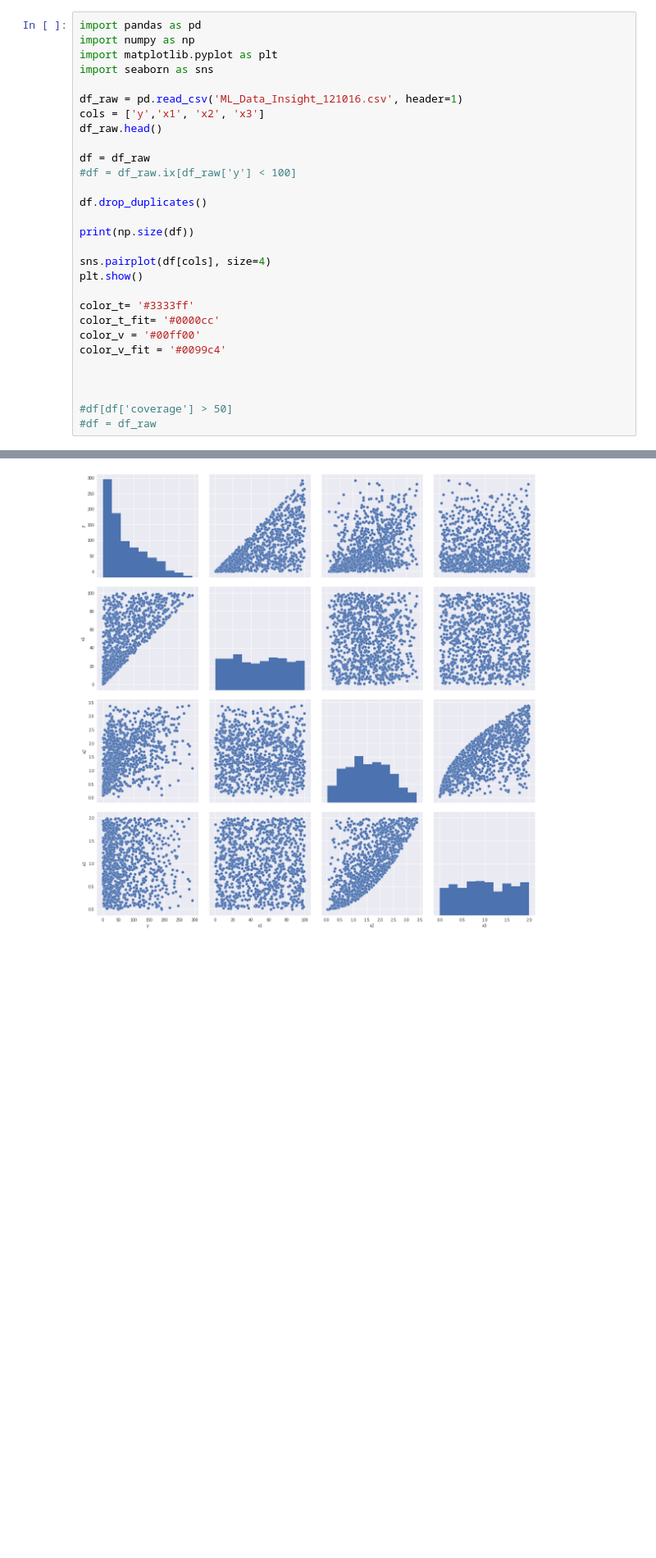
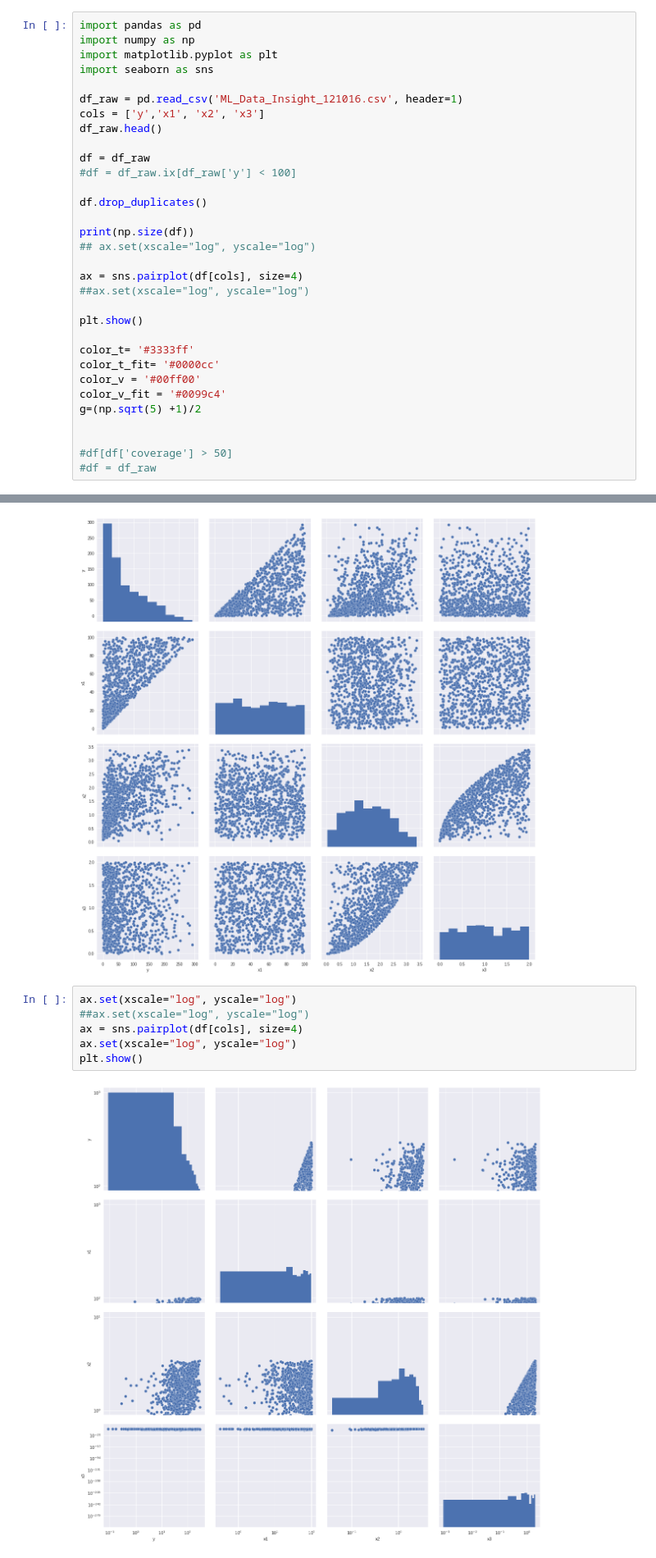
Before and after one commit to perthi/deep-learning, a Jupyter notebook: may.12th.ipynb, the cells around one changed output, grey strips where cells are left out. Shown at 82% size. Saved outputs shown, nothing was run; the diff lists cells and outputs as text; blank space fills up the shorter version.

```diff
--- a/may.12th.ipynb
+++ b/may.12th.ipynb
@@ -14,15 +14,18 @@ df = df_raw
 df.drop_duplicates()
 
 print(np.size(df))
+## ax.set(xscale="log", yscale="log")
 
-sns.pairplot(df[cols], size=4)
+ax = sns.pairplot(df[cols], size=4)
+##ax.set(xscale="log", yscale="log")
+
 plt.show()
 
 color_t= '#3333ff'
 color_t_fit= '#0000cc'
 color_v = '#00ff00'
 color_v_fit = '#0099c4'
-
+g=(np.sqrt(5) +1)/2
 
 
 #df[df['coverage'] > 50]
@@ -30,3 +33,11 @@ color_v_fit = '#0099c4'
 # %% [output]
 4076
 [figure]
+# %%
+ax.set(xscale="log", yscale="log")
+##ax.set(xscale="log", yscale="log")
+ax = sns.pairplot(df[cols], size=4)
+ax.set(xscale="log", yscale="log")
+plt.show()
+# %% [output]
+[figure, added]
```
Also changed, not shown: parts of 10 cells of this notebook.
